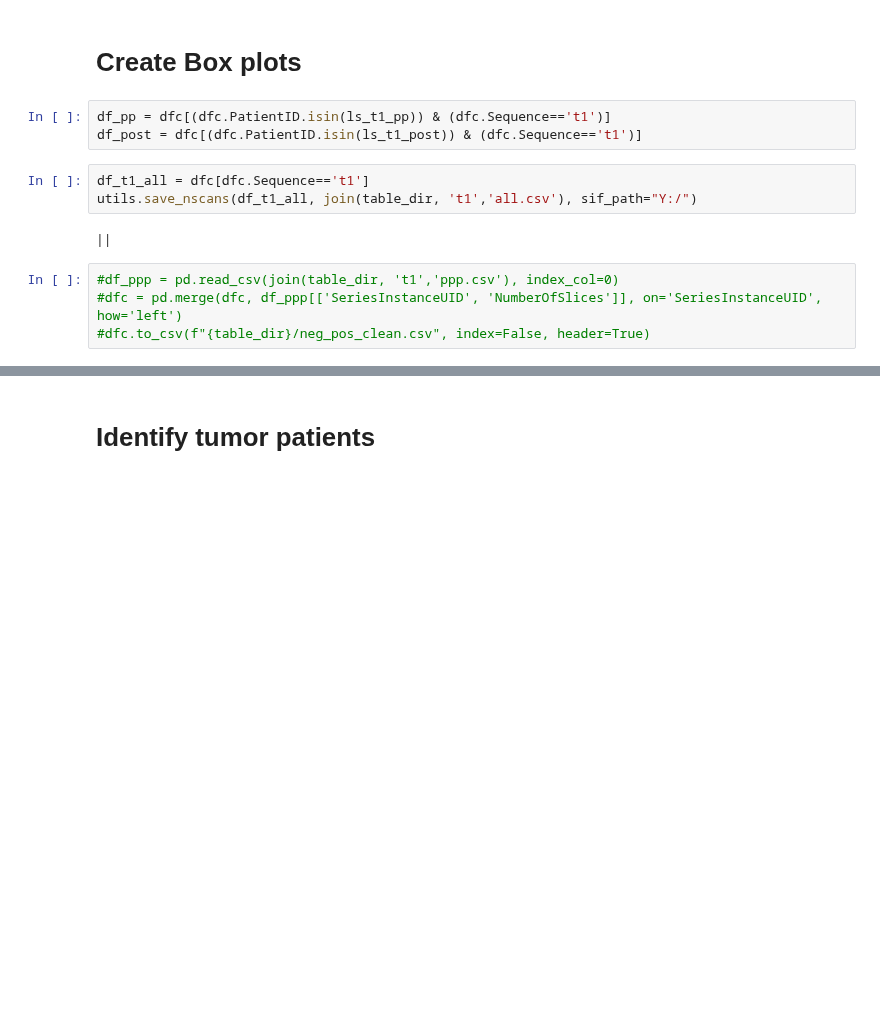
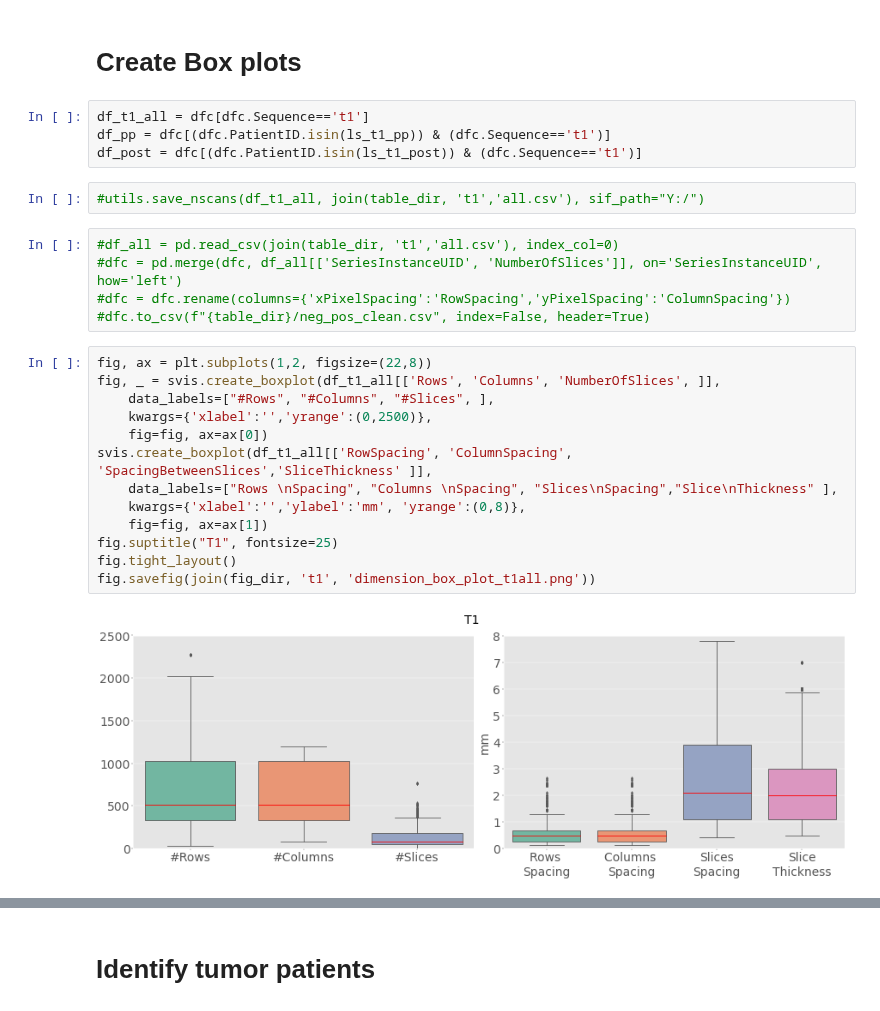
Before and after one commit to Kiril94/Thesis, a Jupyter notebook: Cobra/cobra/ds_notebooks/t1_pos_control.ipynb, the cells around one changed output, grey strips where cells are left out. Cells and saved outputs as stored; diff of their text form; blank space fills up the shorter version.

```diff
--- a/Cobra/cobra/ds_notebooks/t1_pos_control.ipynb
+++ b/Cobra/cobra/ds_notebooks/t1_pos_control.ipynb
@@ -33,17 +33,31 @@ ls_t1_ppp = list(set(ls_t1_pp).union(set(ls_t1_post)))
 # %% [markdown]
 # Create Box plots
 # %%
+df_t1_all = dfc[dfc.Sequence=='t1']
 df_pp = dfc[(dfc.PatientID.isin(ls_t1_pp)) & (dfc.Sequence=='t1')]
 df_post = dfc[(dfc.PatientID.isin(ls_t1_post)) & (dfc.Sequence=='t1')]
 # %%
-df_t1_all = dfc[dfc.Sequence=='t1']
-utils.save_nscans(df_t1_all, join(table_dir, 't1','all.csv'), sif_path="Y:/")
+#utils.save_nscans(df_t1_all, join(table_dir, 't1','all.csv'), sif_path="Y:/")
-# %% [output]
-||
 # %%
-#df_ppp = pd.read_csv(join(table_dir, 't1','ppp.csv'), index_col=0)
-#dfc = pd.merge(dfc, df_ppp[['SeriesInstanceUID', 'NumberOfSlices']], on='SeriesInstanceUID', how='left')
+#df_all = pd.read_csv(join(table_dir, 't1','all.csv'), index_col=0)
+#dfc = pd.merge(dfc, df_all[['SeriesInstanceUID', 'NumberOfSlices']], on='SeriesInstanceUID', how='left')
+#dfc = dfc.rename(columns={'xPixelSpacing':'RowSpacing','yPixelSpacing':'ColumnSpacing'})
 #dfc.to_csv(f"{table_dir}/neg_pos_clean.csv", index=False, header=True)
+# %%
+fig, ax = plt.subplots(1,2, figsize=(22,8))
+fig, _ = svis.create_boxplot(df_t1_all[['Rows', 'Columns', 'NumberOfSlices', ]],
+    data_labels=["#Rows", "#Columns", "#Slices", ],
+    kwargs={'xlabel':'','yrange':(0,2500)},
+    fig=fig, ax=ax[0])
+svis.create_boxplot(df_t1_all[['RowSpacing', 'ColumnSpacing', 'SpacingBetweenSlices','SliceThickness' ]],
+    data_labels=["Rows \nSpacing", "Columns \nSpacing", "Slices\nSpacing","Slice\nThickness" ],
+    kwargs={'xlabel':'','ylabel':'mm', 'yrange':(0,8)},
+    fig=fig, ax=ax[1])
+fig.suptitle("T1", fontsize=25)
+fig.tight_layout()
+fig.savefig(join(fig_dir, 't1', 'dimension_box_plot_t1all.png'))
+# %% [output]
+[figure, added]
 # %%
 fig, ax = plt.subplots(1,2, figsize=(22,8))
 fig, _ = svis.create_boxplot(df_pp[['Rows', 'Columns', 'NumberOfSlices', ]],
```
Also changed, not shown: parts of 1 cell of this notebook, 1 other file.
